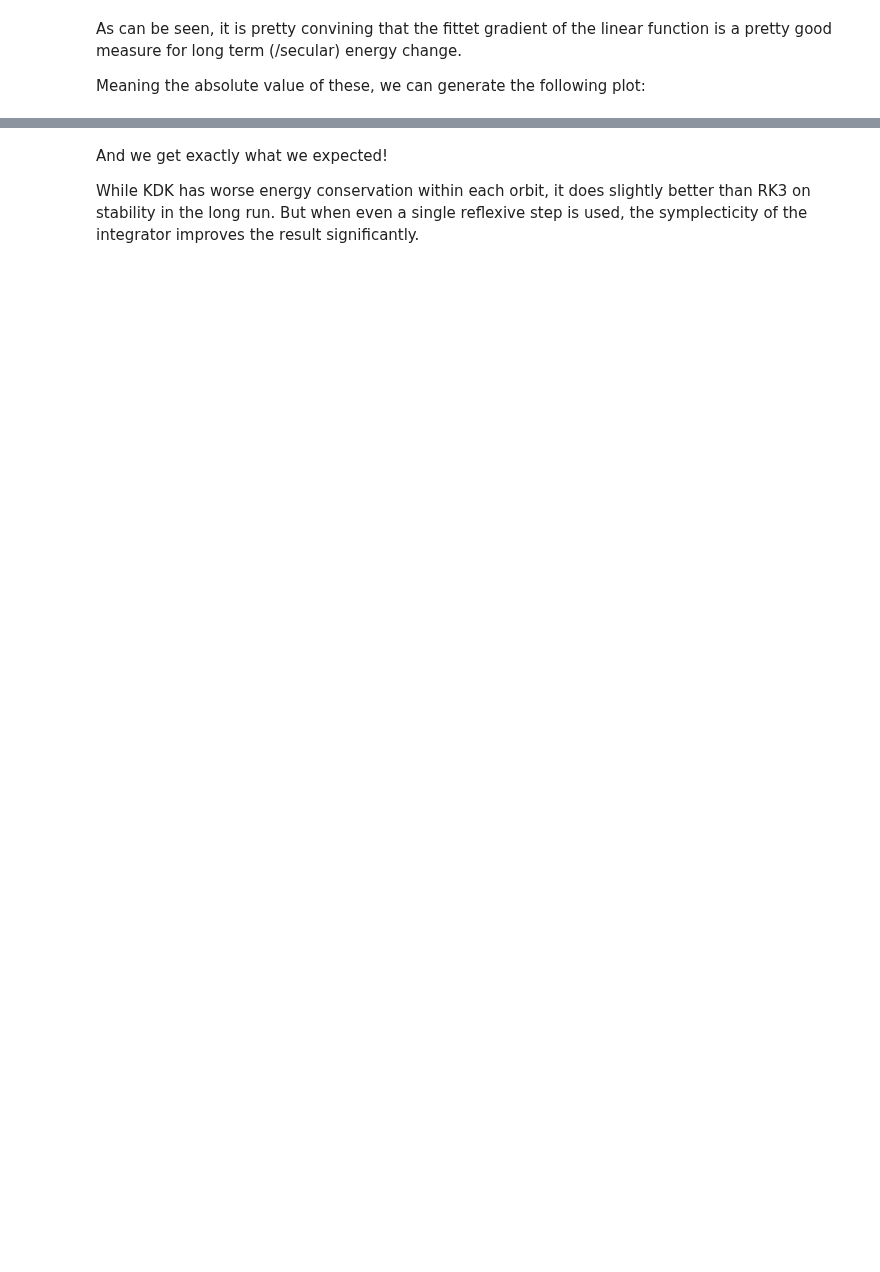
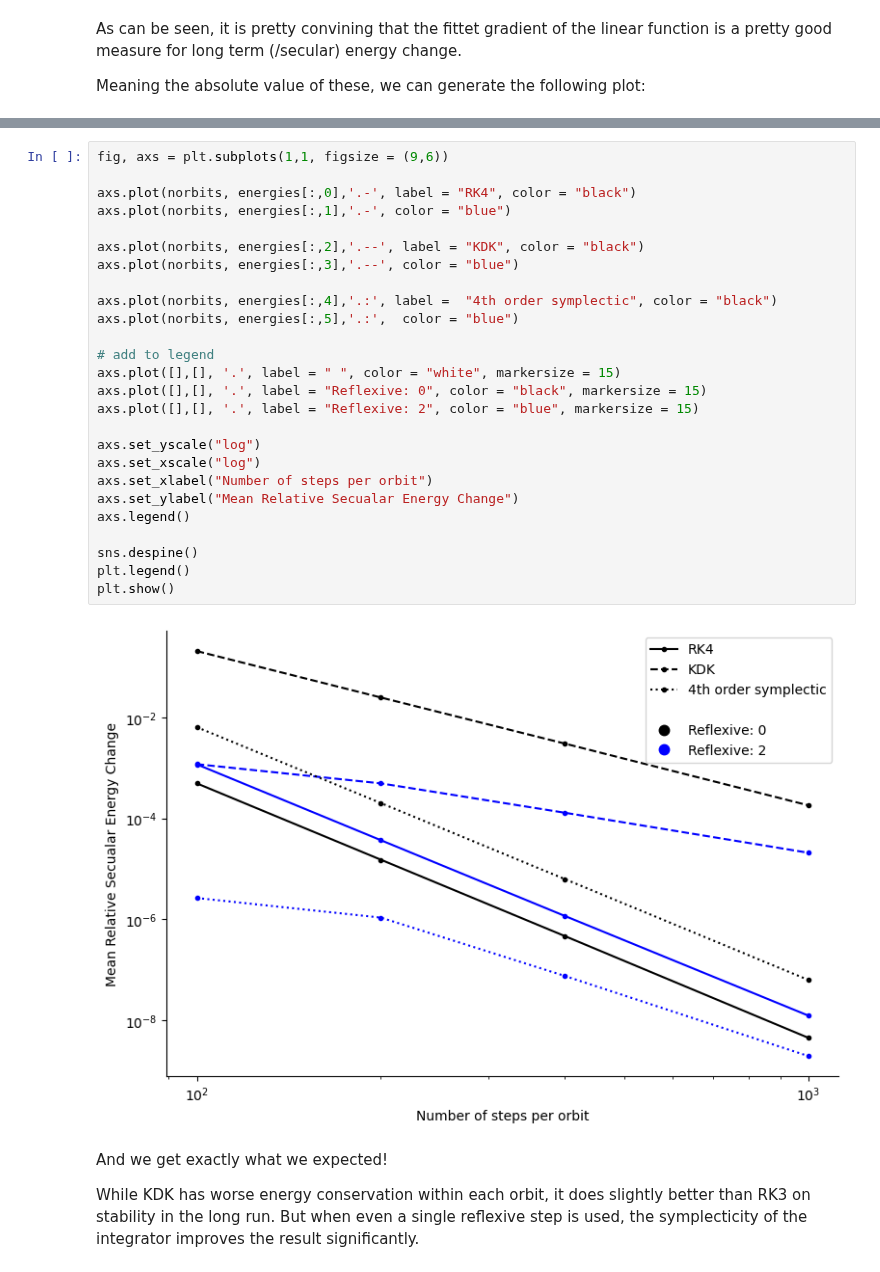
Before and after one commit to JakobSchauser/MscPhysics, a Jupyter notebook: ComputationalAstrophysics/7 Particles/7a Particle Integration.ipynb, the cells around one changed output, grey strips where cells are left out. Saved outputs shown, nothing was run; the diff lists cells and outputs as text; blank space fills up the shorter version.

```diff
--- a/ComputationalAstrophysics/7 Particles/7a Particle Integration.ipynb
+++ b/ComputationalAstrophysics/7 Particles/7a Particle Integration.ipynb
@@ -469,3 +585,31 @@ plt.show()
+# %%
+fig, axs = plt.subplots(1,1, figsize = (9,6))
+
+axs.plot(norbits, energies[:,0],'.-', label = "RK4", color = "black")
+axs.plot(norbits, energies[:,1],'.-', color = "blue")
+
+axs.plot(norbits, energies[:,2],'.--', label = "KDK", color = "black")
+axs.plot(norbits, energies[:,3],'.--', color = "blue")
+
+axs.plot(norbits, energies[:,4],'.:', label =  "4th order symplectic", color = "black")
+axs.plot(norbits, energies[:,5],'.:',  color = "blue")
+
+# add to legend
+axs.plot([],[], '.', label = " ", color = "white", markersize = 15)
+axs.plot([],[], '.', label = "Reflexive: 0", color = "black", markersize = 15)
+axs.plot([],[], '.', label = "Reflexive: 2", color = "blue", markersize = 15)
+
+axs.set_yscale("log")
+axs.set_xscale("log")
+axs.set_xlabel("Number of steps per orbit")
+axs.set_ylabel("Mean Relative Secualar Energy Change")
+axs.legend()
+
+sns.despine()
+plt.legend()
+plt.show()
+# %% [output]
+[figure, added]
 # %% [markdown]
 And we get exactly what we expected!
 
```
Also changed, not shown: parts of 7 cells of this notebook, 4 other files.
